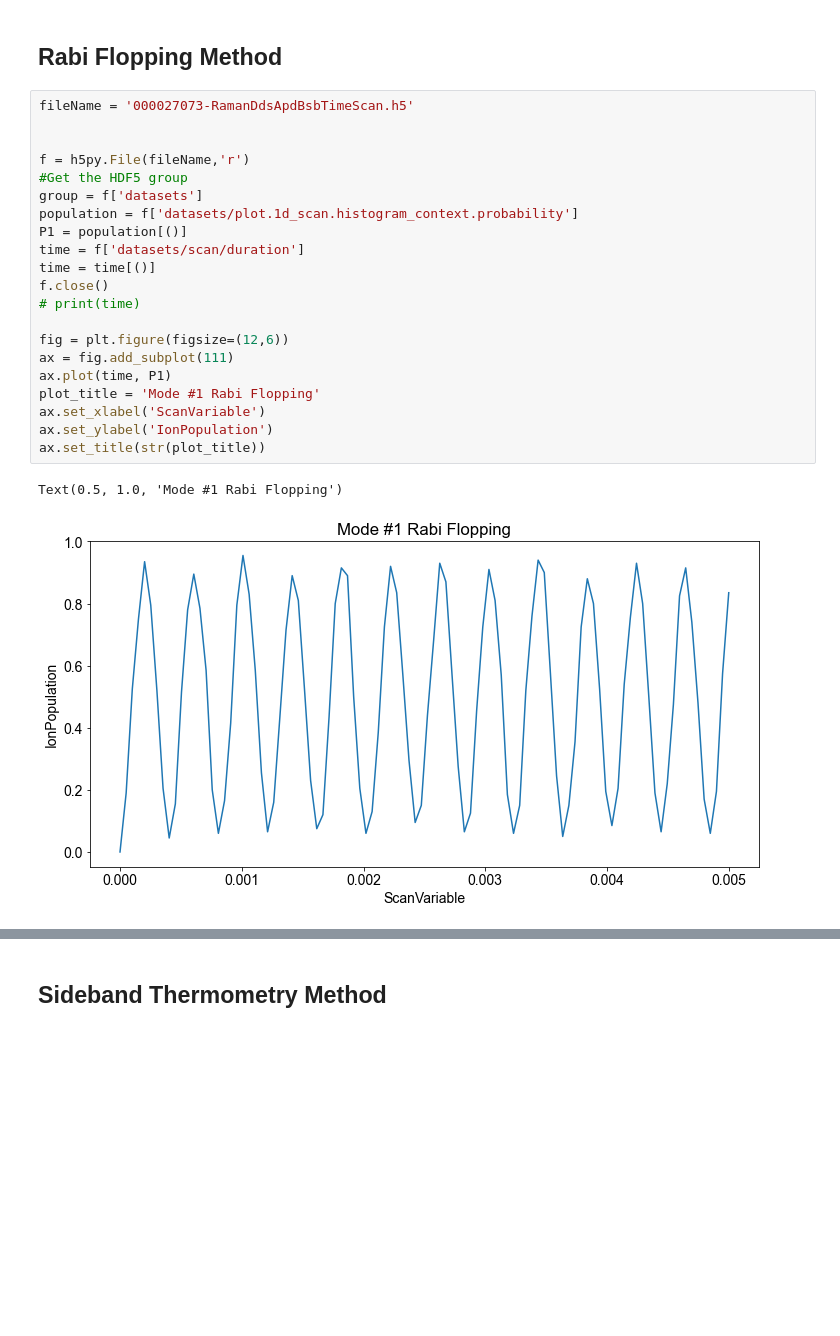
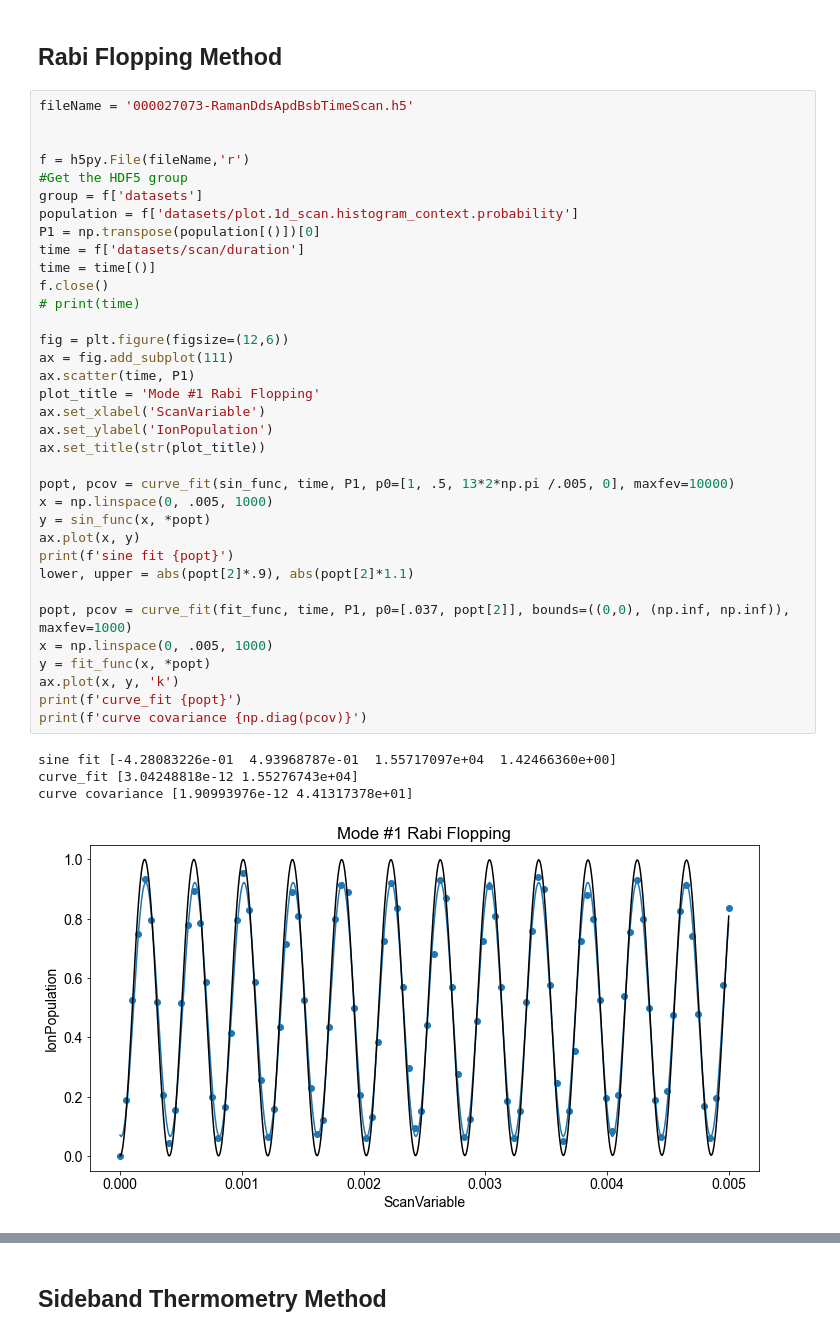
Before and after one commit to maverickmillican/Maverick, a Jupyter notebook: Temperature_Calculations.ipynb, the cells around one changed output, grey strips where cells are left out. Cells and saved outputs as stored; diff of their text form; blank space fills up the shorter version.

```diff
--- a/Temperature_Calculations.ipynb
+++ b/Temperature_Calculations.ipynb
@@ -95,27 +237,43 @@ plt.show()
 # %%
 fileName = '000027073-RamanDdsApdBsbTimeScan.h5'
 
 
 f = h5py.File(fileName,'r')
 #Get the HDF5 group
 group = f['datasets']
 population = f['datasets/plot.1d_scan.histogram_context.probability']
-P1 = population[()]
+P1 = np.transpose(population[()])[0]
 time = f['datasets/scan/duration']
 time = time[()]
 f.close()
 # print(time)
 
 fig = plt.figure(figsize=(12,6))
 ax = fig.add_subplot(111)
-ax.plot(time, P1)
+ax.scatter(time, P1)
 plot_title = 'Mode #1 Rabi Flopping'
 ax.set_xlabel('ScanVariable')
 ax.set_ylabel('IonPopulation')
 ax.set_title(str(plot_title))
+
+popt, pcov = curve_fit(sin_func, time, P1, p0=[1, .5, 13*2*np.pi /.005, 0], maxfev=10000)
+x = np.linspace(0, .005, 1000)
+y = sin_func(x, *popt)
+ax.plot(x, y)
+print(f'sine fit {popt}')
+lower, upper = abs(popt[2]*.9), abs(popt[2]*1.1)
+
+popt, pcov = curve_fit(fit_func, time, P1, p0=[.037, popt[2]], bounds=((0,0), (np.inf, np.inf)), maxfev=1000)
+x = np.linspace(0, .005, 1000)
+y = fit_func(x, *popt)
+ax.plot(x, y, 'k')
+print(f'curve_fit {popt}')
+print(f'curve covariance {np.diag(pcov)}')
 # %% [output]
-Text(0.5, 1.0, 'Mode #1 Rabi Flopping')
+sine fit [-4.28083226e-01  4.93968787e-01  1.55717097e+04  1.42466360e+00]
+curve_fit [3.04248818e-12 1.55276743e+04]
+curve covariance [1.90993976e-12 4.41317378e+01]
-[figure, old version]
+[figure, new version]
 # %%
 fileName = '000027074-RamanDdsApdBsbTimeScan.h5'
 
```
Also changed, not shown: parts of 24 cells of this notebook, 9 other files.
